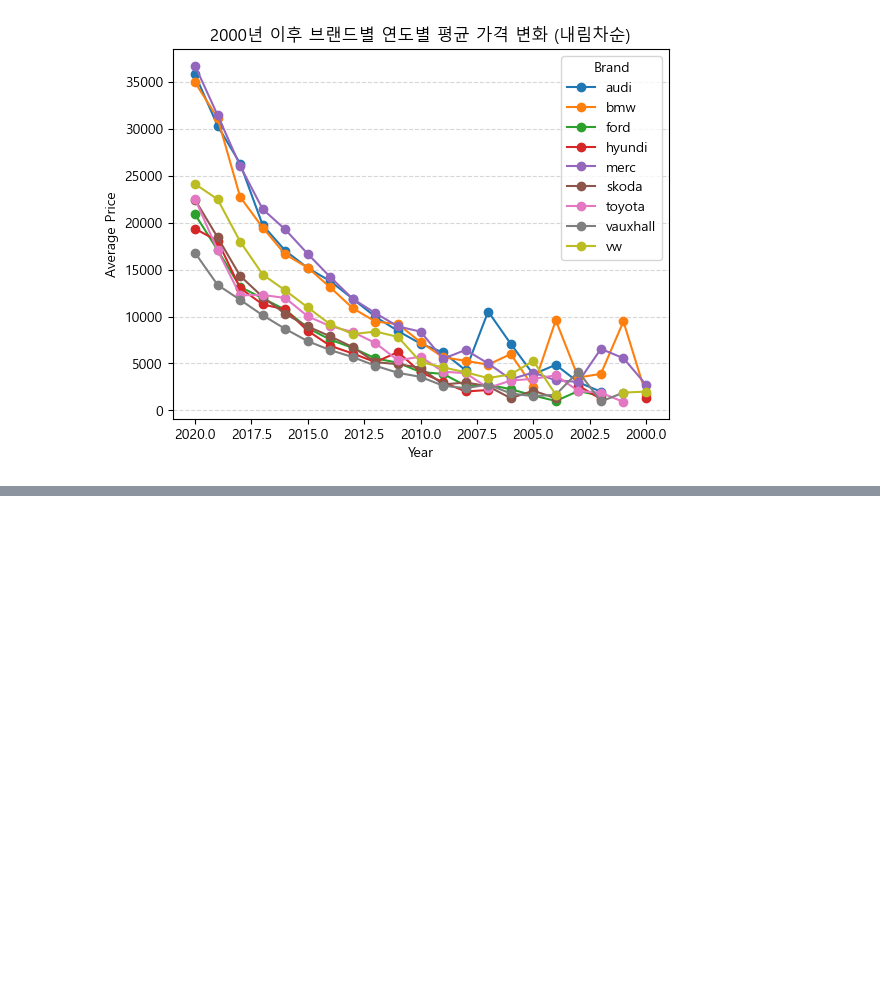
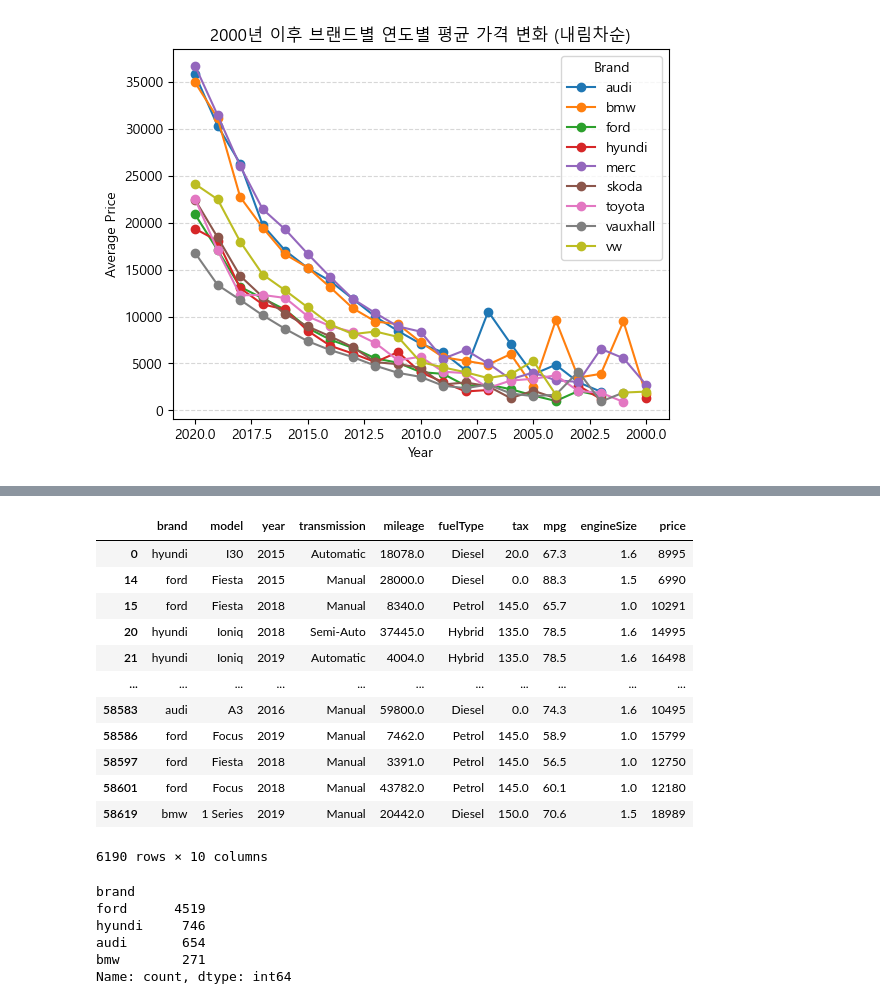
Before and after one commit to songchanho97/car_price, a Jupyter notebook: 3팀_회귀팀플_보완.ipynb, the cells around one changed output, grey strips where cells are left out. Saved outputs shown, nothing was run; the diff lists cells and outputs as text; code cells hidden in the pictures; blank space fills up the shorter version.

Commit message:
add EDA mission2

```diff
--- a/3팀_회귀팀플_보완.ipynb
+++ b/3팀_회귀팀플_보완.ipynb
@@ -988,3 +1044,5 @@ submission.to_csv('./result/catboost_add_iter.csv', index=False)
+# %%
+train = pd.read_csv('./dataset/train.csv')
 # %%
 import matplotlib.pyplot as plt
 
@@ -1028,0 +1091,9 @@ plt.show()
+# %%
+# 브랜드 선정
+brands_to_filter = ['hyundi', 'bmw', 'ford', 'audi']
+
+# 새로운 데이터셋 만들기
+mission = train[train['brand'].isin(brands_to_filter)]
+
+print(mission.head())
+mission.shape
@@ -1028,0 +1173,36 @@ plt.show()
+# %%
+# 조건에 맞는 행 추출
+mission_1 = mission[
+    (mission['price'] <= 19000) &
+    (mission['mpg'] >= mission['mpg'].mean()) &
+    (mission['engineSize'] <= mission['engineSize'].mean()) &
+    (mission['year'] >= 2015) &
+    (mission['mileage'] <= 80000)
+]
+
+mission_1
+# %% [output]
+|  | brand | model | year | transmission | mileage | fuelType | tax | mpg | engineSize | price |
+| 0 | hyundi | I30 | 2015 | Automatic | 18078.0 | Diesel | 20.0 | 67.3 | 1.6 | 8995 |
+| 14 | ford | Fiesta | 2015 | Manual | 28000.0 | Diesel | 0.0 | 88.3 | 1.5 | 6990 |
+| 15 | ford | Fiesta | 2018 | Manual | 8340.0 | Petrol | 145.0 | 65.7 | 1.0 | 10291 |
+| 20 | hyundi | Ioniq | 2018 | Semi-Auto | 37445.0 | Hybrid | 135.0 | 78.5 | 1.6 | 14995 |
+| 21 | hyundi | Ioniq | 2019 | Automatic | 4004.0 | Hybrid | 135.0 | 78.5 | 1.6 | 16498 |
+| ... | ... | ... | ... | ... | ... | ... | ... | ... | ... | ... |
+| 58583 | audi | A3 | 2016 | Manual | 59800.0 | Diesel | 0.0 | 74.3 | 1.6 | 10495 |
+| 58586 | ford | Focus | 2019 | Manual | 7462.0 | Petrol | 145.0 | 58.9 | 1.0 | 15799 |
+| 58597 | ford | Fiesta | 2018 | Manual | 3391.0 | Petrol | 145.0 | 56.5 | 1.0 | 12750 |
+| 58601 | ford | Focus | 2018 | Manual | 43782.0 | Petrol | 145.0 | 60.1 | 1.0 | 12180 |
+| 58619 | bmw | 1 Series | 2019 | Manual | 20442.0 | Diesel | 150.0 | 70.6 | 1.5 | 18989 |
+6190 rows × 10 columns
+# %%
+# 각 브랜드별 조건 충족 개수 파악
+brand_counts = mission_1['brand'].value_counts()
+brand_counts
+# %% [output]
+brand
+ford      4519
+hyundi     746
+audi       654
+bmw        271
+Name: count, dtype: int64
```
Also changed, not shown: parts of 20 cells of this notebook, 8 other files.
